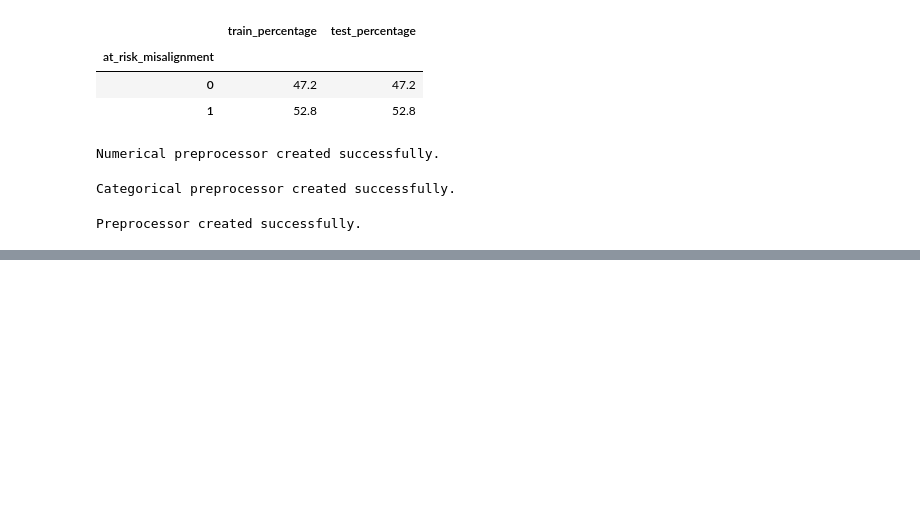
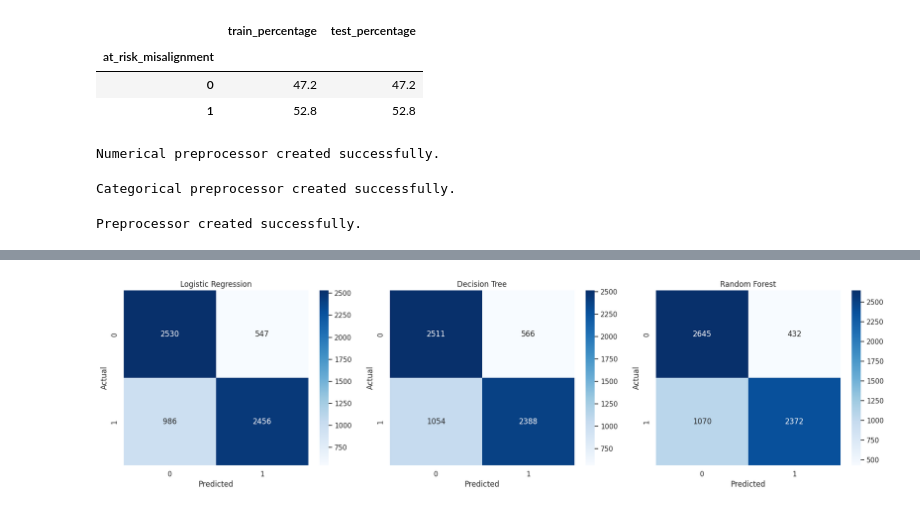
Before and after one commit to futabarentarou/potential-pathway-index, a Jupyter notebook: notebooks/04_modeling_at_risk_misalignment.ipynb, the cells around one changed output, grey strips where cells are left out. Saved outputs shown, nothing was run; the diff lists cells and outputs as text; code cells hidden in the pictures; blank space fills up the shorter version.

```diff
--- a/notebooks/04_modeling_at_risk_misalignment.ipynb
+++ b/notebooks/04_modeling_at_risk_misalignment.ipynb
@@ -240,0 +302,10 @@ Preprocessor created successfully.
+# %%
+trained_models = {}
+
+for model_name, pipeline in model_pipelines.items():
+    print(f"Training model: {model_name}")
+
+    pipeline.fit(X_train, y_train)
+    trained_models[model_name] = pipeline
+
+    print(f"{model_name} trained successfully.\n")
@@ -240,0 +373,9 @@ Preprocessor created successfully.
+# %%
+for model_name, trained_pipeline in trained_models.items():
+    print("=" * 80)
+    print(f"Classification Report: {model_name}")
+    print("=" * 80)
+
+    y_pred = trained_pipeline.predict(X_test)
+
+    print(classification_report(y_test, y_pred))
@@ -240,0 +400,23 @@ Preprocessor created successfully.
+# %%
+fig, axes = plt.subplots(1, 3, figsize=(18, 5))
+
+for index, (model_name, trained_pipeline) in enumerate(trained_models.items()):
+    y_pred = trained_pipeline.predict(X_test)
+    matrix = confusion_matrix(y_test, y_pred)
+
+    sns.heatmap(
+        matrix,
+        annot=True,
+        fmt="d",
+        cmap="Blues",
+        ax=axes[index]
+    )
+
+    axes[index].set_title(model_name)
+    axes[index].set_xlabel("Predicted")
+    axes[index].set_ylabel("Actual")
+
+plt.tight_layout()
+plt.show()
+# %% [output]
+[figure, added]
```
Also changed, not shown: parts of 7 cells of this notebook.
